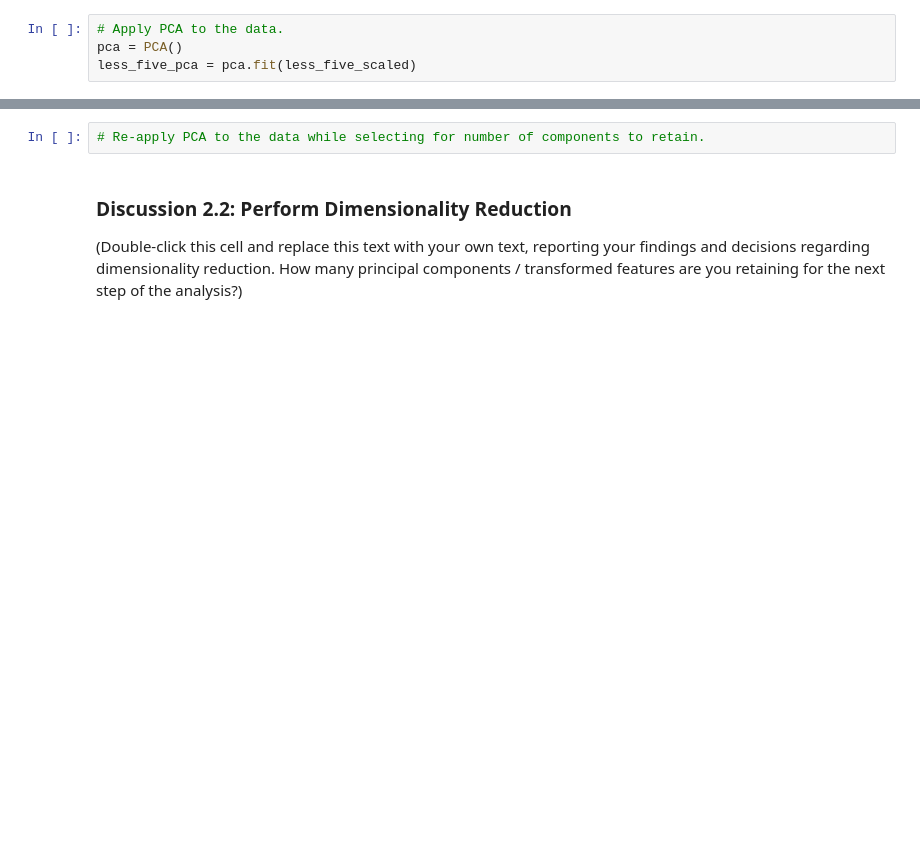
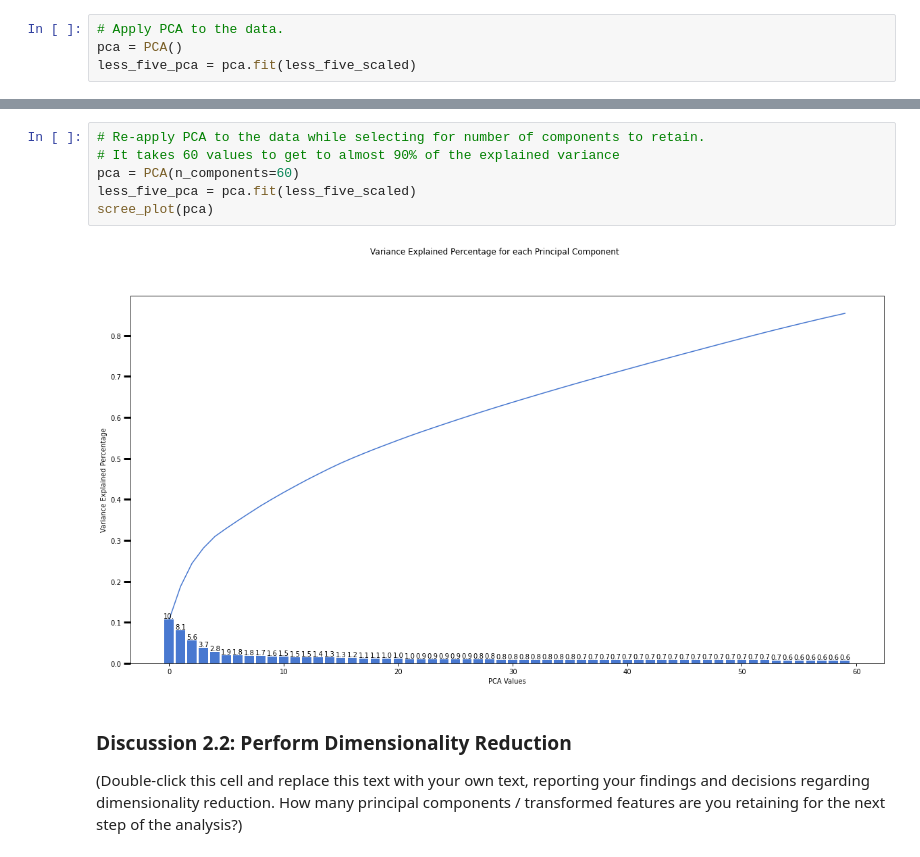
Before and after one commit to GaryLBentley/identify_customer_segments, a Jupyter notebook: Identify_Customer_Segments.ipynb, the cells around one changed output, grey strips where cells are left out. Saved outputs shown, nothing was run; the diff lists cells and outputs as text; blank space fills up the shorter version.

```diff
--- a/Identify_Customer_Segments.ipynb
+++ b/Identify_Customer_Segments.ipynb
@@ -766,5 +804,11 @@ print(less_five_pca.explained_variance_ratio_)
 # %%
 # Re-apply PCA to the data while selecting for number of components to retain.
+# It takes 60 values to get to almost 90% of the explained variance
+pca = PCA(n_components=60)
+less_five_pca = pca.fit(less_five_scaled)
+scree_plot(pca)
+# %% [output]
+[figure, added]
 # %% [markdown]
 ### Discussion 2.2: Perform Dimensionality Reduction
 
```
Also changed, not shown: parts of 4 cells of this notebook.
